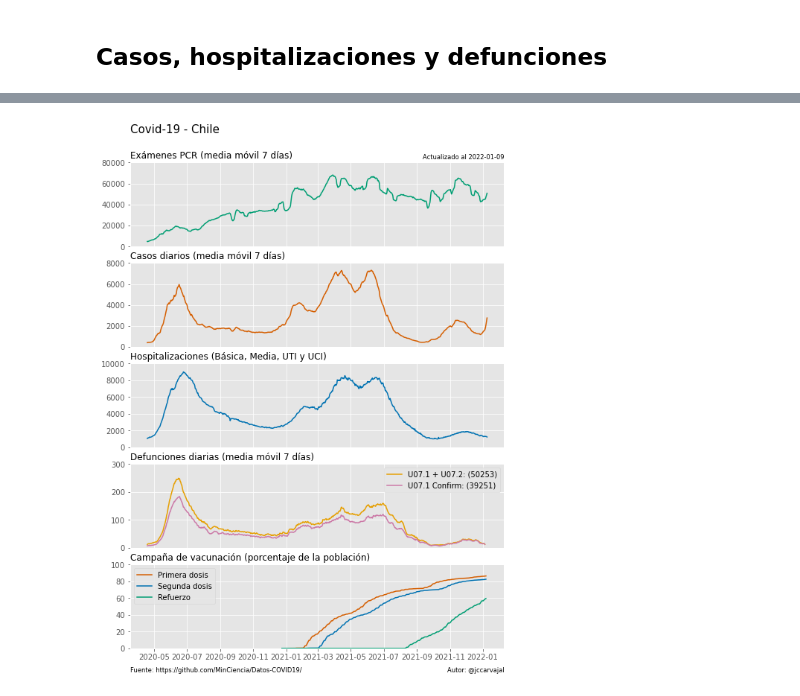
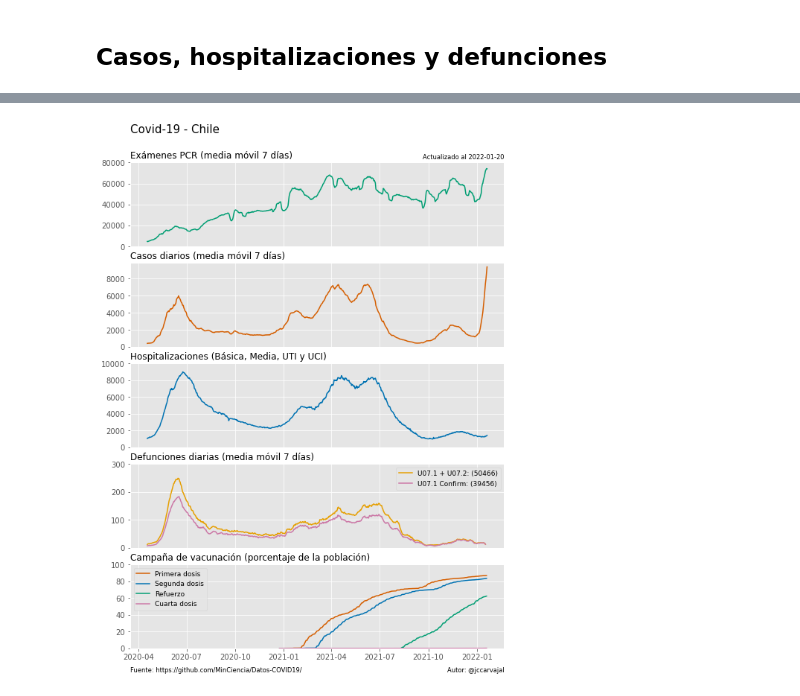
Before and after one commit to jccarvajal/covid19chile, a Jupyter notebook: Covid_19_Chile.ipynb, the cells around one changed output, grey strips where cells are left out. Cells and saved outputs as stored; diff of their text form; code cells hidden in the pictures.

```diff
--- a/Covid_19_Chile.ipynb
+++ b/Covid_19_Chile.ipynb
@@ -744,7 +744,7 @@ plt.show()
 url = 'https://raw.githubusercontent.com/MinCiencia/Datos-COVID19/master/output/producto76/vacunacion_t.csv'
 dl = requests.get(url).content
 dp76 = pd.read_csv(io.StringIO(dl.decode('utf-8')))
-dp76_edit = dp76[['Region', 'Total','Total.1','Total.2','Total.3']]
+dp76_edit = dp76[['Region', 'Total','Total.1','Total.2','Total.3','Total.4']]
 
 #Reemplaza nombre de columna con dato en primera fila
 new_header = dp76_edit.iloc[0]
@@ -757,6 +757,7 @@ dp76_edit['Fecha']   = pd.to_datetime(dp76_edit['Fecha'])
 dp76_edit['Primera'] = dp76_edit['Primera'].apply(pd.to_numeric)
 dp76_edit['Segunda'] = dp76_edit['Segunda'].apply(pd.to_numeric)
 dp76_edit['Refuerzo'] = dp76_edit['Refuerzo'].apply(pd.to_numeric)
+dp76_edit['Cuarta'] = dp76_edit['Cuarta'].apply(pd.to_numeric)
 
 habitantes = 19458310 #Población estimada en DP1 de Minciencia
 #habitantes = 19001050 #Población estimada usada para cálculo Minsal para población objetivo de 15200840 (80%)
@@ -764,7 +765,7 @@ habitantes = 19458310 #Población estimada en DP1 de Minciencia
 dp76_edit['Primera_100'] = 100 * (dp76_edit['Primera'] / habitantes)
 dp76_edit['Segunda_100'] = 100 * (dp76_edit['Segunda'] / habitantes)
 dp76_edit['Refuerzo_100'] = 100 * (dp76_edit['Refuerzo'] / habitantes)
-
+dp76_edit['Cuarta_100'] = 100 * (dp76_edit['Cuarta'] / habitantes)
 
 dp76_edit['Date'] = dp76_edit['Fecha']
 dp76_edit['Date'] = dp76_edit['Date'].dt.strftime('%Y-%m-%d')
@@ -814,7 +816,7 @@ hospitalizaciones_total = dp24_edit[['Fecha', 'Hospitalizaciones']].reset_index(
 defunciones_nacional = dp37_f_mm[['Fecha', 'Confirmados y sospechosos', 'Confirmados']].reset_index(drop=True)
 
 #Vacunación
-vacunacion = dp76_edit[['Fecha','Primera_100','Segunda_100','Refuerzo']].reset_index(drop=True)
+vacunacion = dp76_edit[['Fecha','Primera_100','Segunda_100','Refuerzo_100','Cuarta_100']].reset_index(drop=True)
 
 #Merge
 los_dos_casos = pd.merge(examenes_pcr_nacional, casos_diarios_nacional, on=['Fecha'])
@@ -862,7 +864,7 @@ ax2 = plt.subplot(512, sharex = ax1)
 plt.plot(resumen['Fecha'], resumen['Nacional'], color='#D55E00')
 plt.title('Casos diarios (media móvil 7 días)', fontsize = 12, loc='left')
 plt.ylim(ymin=0)
-plt.ylim(ymax=8000)
+#plt.ylim(ymax=10000)
 plt.tick_params(
     axis='x',          # changes apply to the x-axis
     which='both',      # both major and minor ticks are affected
@@ -898,35 +900,37 @@ plt.tick_params(
     bottom=False,      # ticks along the bottom edge are off
     top=False,         # ticks along the top edge are off
     labelbottom=False) # labels along the bottom edge are off
-plt.legend(['U07.1 + U07.2: (' + str(total_conf_sosp) + ')',], loc='upper right')
+plt.legend(['U07.1 + U07.2: (' + str(total_conf_sosp) + ')',], loc='upper right', prop={'size': 9})
 plt.legend(['U07.1 + U07.2: (' + str(total_conf_sosp) + ')',
-            'U07.1 Confirm: (' + str(total_conf) + ')'], loc='upper right')
+            'U07.1 Confirm: (' + str(total_conf) + ')'], loc='upper right', prop={'size': 9})
 plt.grid(True)
 
 #plt.subplot(515)
 ax5 = plt.subplot(515, sharex = ax1)
 plt.plot(resumen['Fecha'], resumen['Primera_100'], color='#D55E00')
 plt.plot(resumen['Fecha'], resumen['Segunda_100'], color='#0072B2')
-plt.plot(dp76_edit['Fecha'], dp76_edit['Refuerzo_100'], color='#009E73')
-plt.legend(['Primera dosis', 'Segunda dosis', 'Refuerzo'], loc='upper left')
+plt.plot(resumen['Fecha'], resumen['Refuerzo_100'], color='#009E73')
+plt.plot(resumen['Fecha'], resumen['Cuarta_100'], color='#CC79A7')
+plt.legend(['Primera dosis', 'Segunda dosis', 'Refuerzo', 'Cuarta dosis'], loc='upper left', prop={'size': 9})
 plt.title('Campaña de vacunación (porcentaje de la población)', fontsize = 12, loc='left')
 plt.ylim(ymin=0)
 plt.ylim(ymax=100)
+plt.xticks(size = 10, rotation = 0)
 plt.grid(True)
 plt.annotate('Fuente: https://github.com/MinCiencia/Datos-COVID19/',
              xy=(0,0), xytext=(0,-25), xycoords='axes fraction', textcoords='offset points',
              fontsize='small', va='top', ha='left')
 plt.annotate('Autor: @jccarvajal',
              xy=(1,0), xytext=(0,-25), xycoords='axes fraction', textcoords='offset points',
              fontsize='small', va='top', ha='right')
 
 # Guardar figura en directorio
 directory = 'Covid_19_Figures'
 filename = 'Casos_diarios_hospitalizaciones_defunciones_vacunacion.png'
 if not os.path.exists(directory):
     os.makedirs(directory)
 savepath = os.path.join(directory, filename)
 plt.savefig(savepath, dpi=200)
 plt.show()
 # %% [output]
-[figure, old version]
+[figure, new version]
```
Also changed, not shown: parts of 35 cells of this notebook.
